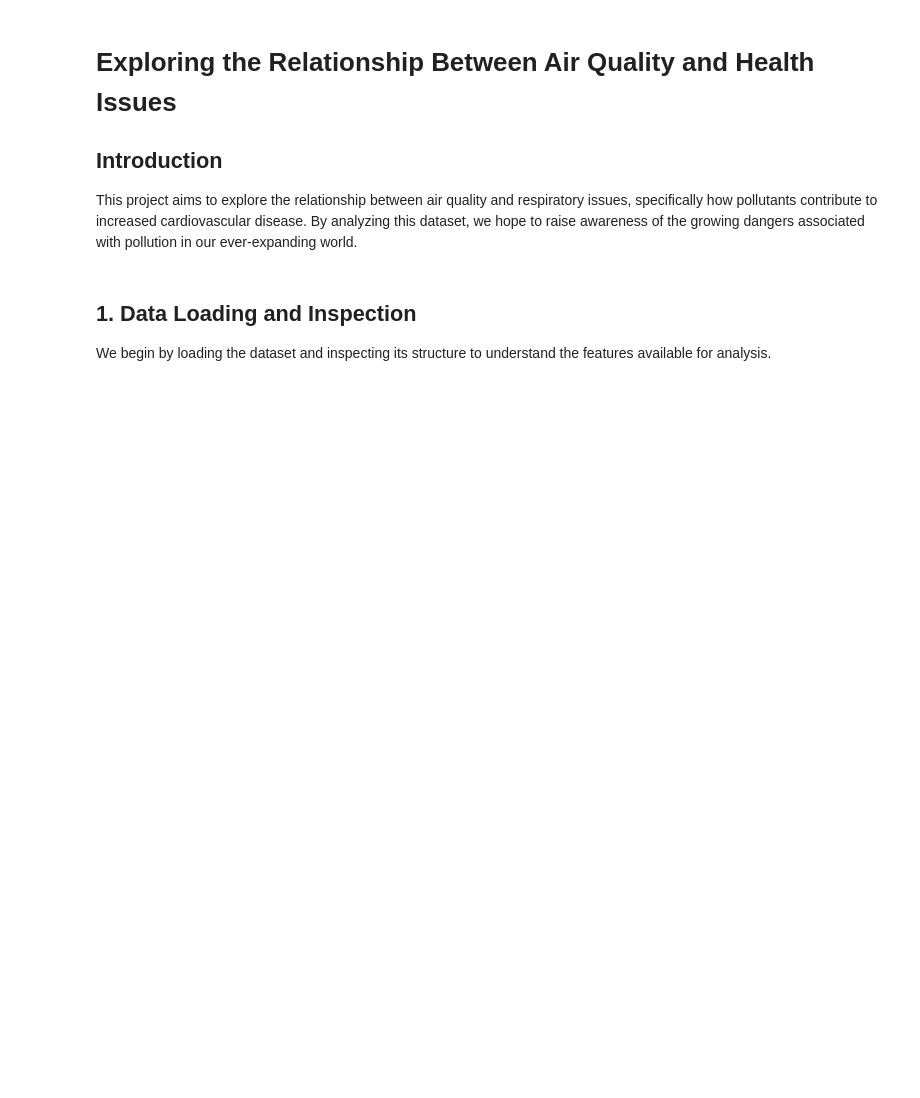
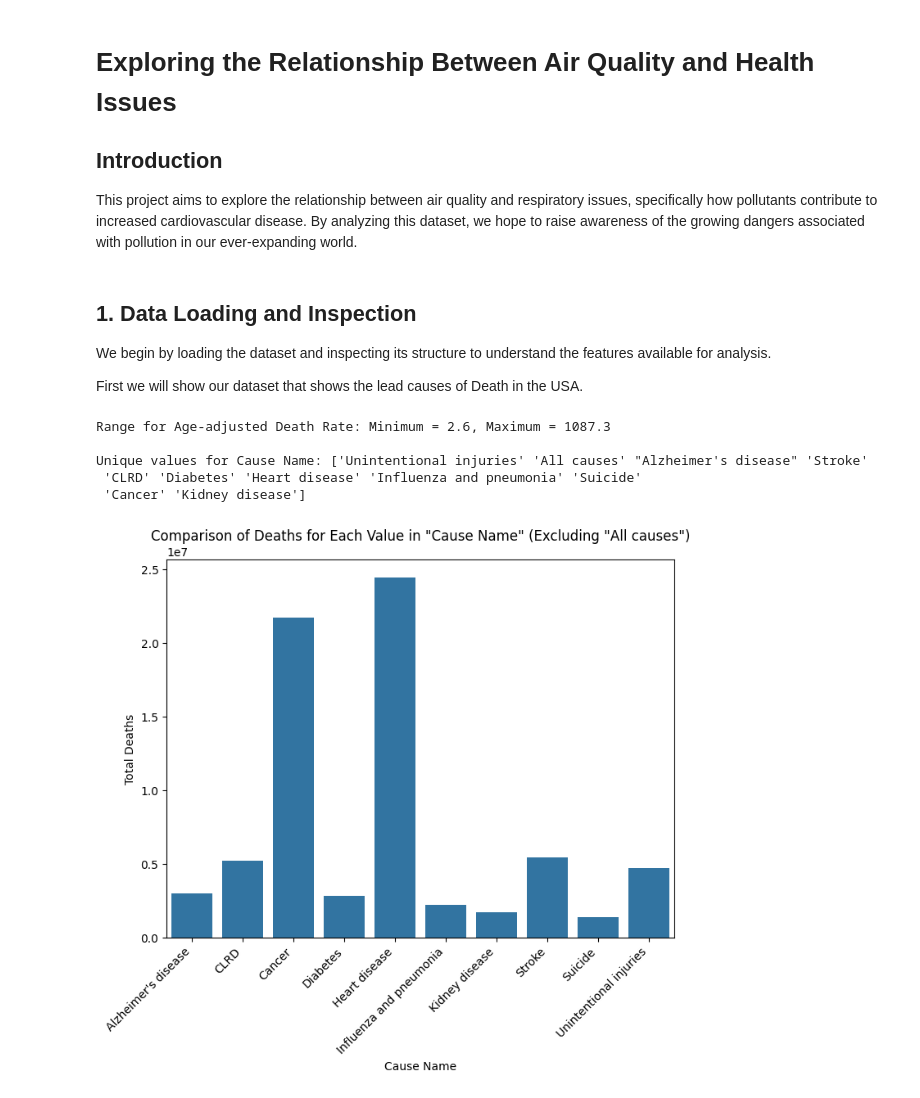
Before and after one commit to ipark3/Hank-Ian, a Jupyter notebook: GitHub Project/dataset/code/exploration.ipynb, the cells around one changed output. Cells and saved outputs as stored; diff of their text form; code cells hidden in the pictures; blank space fills up the shorter version.

```diff
--- a/GitHub Project/dataset/code/exploration.ipynb
+++ b/GitHub Project/dataset/code/exploration.ipynb
@@ -8,3 +8,60 @@ This project aims to explore the relationship between air quality and respirator
 # %% [markdown]
 ## 1. Data Loading and Inspection
 We begin by loading the dataset and inspecting its structure to understand the features available for analysis.
+
+First we will show our dataset that shows the lead causes of Death in the USA.
+# %%
+#from google.colab import drive
+#drive.mount('/content/drive')
+
+import pandas as pd
+import matplotlib.pyplot as plt
+import seaborn as sns
+
+# read in csv
+df = pd.read_csv('/content/drive/MyDrive/Personal/NCHS_-_Leading_Causes_of_Death__United_States.csv')
+
+df.columns = df.columns.str.strip()
+
+df.head()
+
+# include numerical and objects from columns
+numerical_features= df.select_dtypes(include=['float64']).columns
+categorical_features = df.select_dtypes(include=['object']).columns
+
+# gets range for the numbers
+numerical_range = {feature: (df[feature].min(), df[feature].max()) for feature in numerical_features}
+
+# gets unique values for objects
+categorical_values = {feature: df[feature].unique() for feature in categorical_features}
+
+selected_column = 'Cause Name'
+selected_value = 'CLRD'  # Replace with the actual value
+
+# Output
+for feature, value in numerical_range.items():
+    print(f"Range for {feature}: Minimum = {value[0]}, Maximum = {value[1]}\n")
+
+# Print unique values for the selected column
+print(f"Unique values for {selected_column}: {df[selected_column].unique()}\n")
+
+# Filter out "All causes"
+filtered_df = df[df[selected_column] != 'All causes']
+
+# Group by 'Cause Name' and sum 'Deaths' (using the filtered DataFrame)
+cause_deaths = filtered_df.groupby(selected_column)['Deaths'].sum().reset_index()
+
+# Create the bar plot using the aggregated data (using the filtered DataFrame)
+plt.figure(figsize=(8, 6))
+sns.barplot(x=selected_column, y='Deaths', data=cause_deaths)
+plt.title(f'Comparison of Deaths for Each Value in "{selected_column}" (Excluding "All causes")')
+plt.xticks(rotation=45, ha='right')  # Rotate x-axis labels if needed
+plt.ylabel('Total Deaths')  # Update y-axis label
+plt.show()
+# %% [output]
+Range for Age-adjusted Death Rate: Minimum = 2.6, Maximum = 1087.3
+
+Unique values for Cause Name: ['Unintentional injuries' 'All causes' "Alzheimer's disease" 'Stroke'
+ 'CLRD' 'Diabetes' 'Heart disease' 'Influenza and pneumonia' 'Suicide'
+ 'Cancer' 'Kidney disease']
+[figure, added]
```
Also changed, not shown: parts of 4 cells of this notebook.
